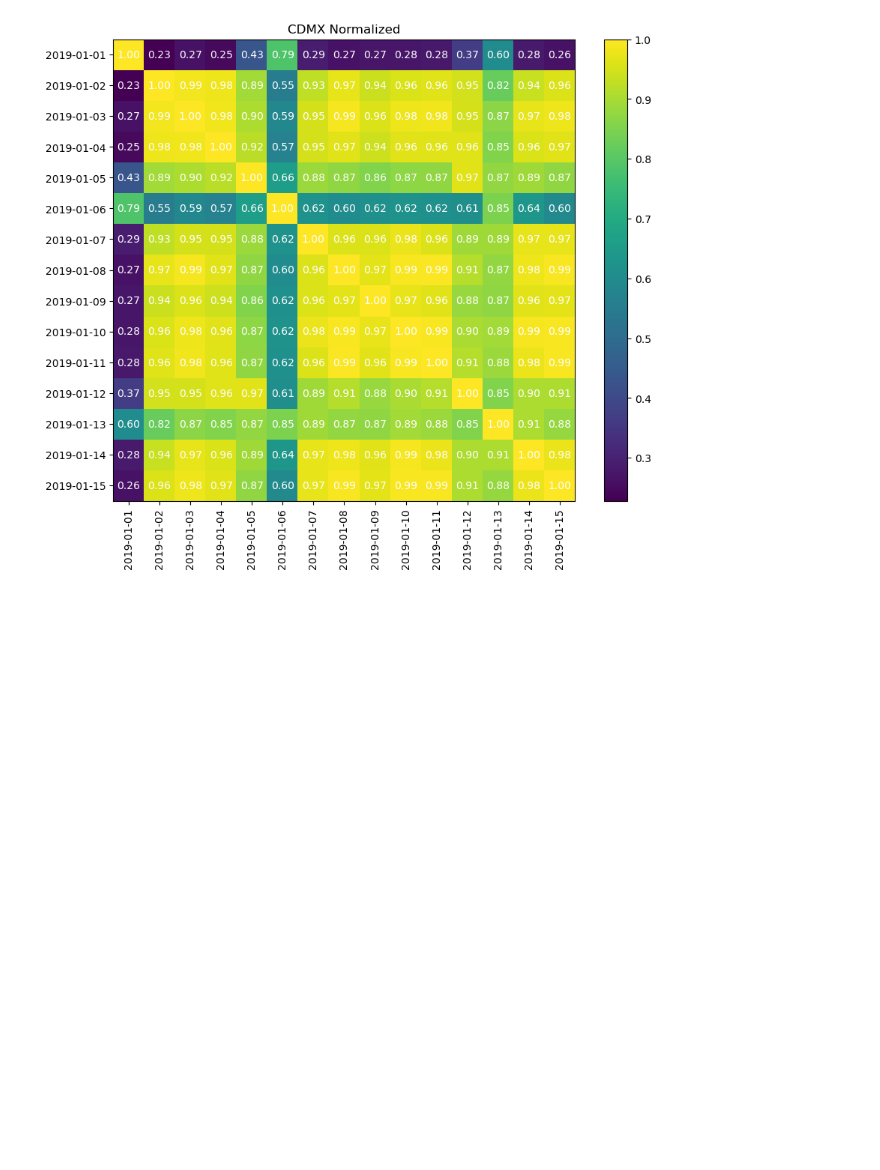
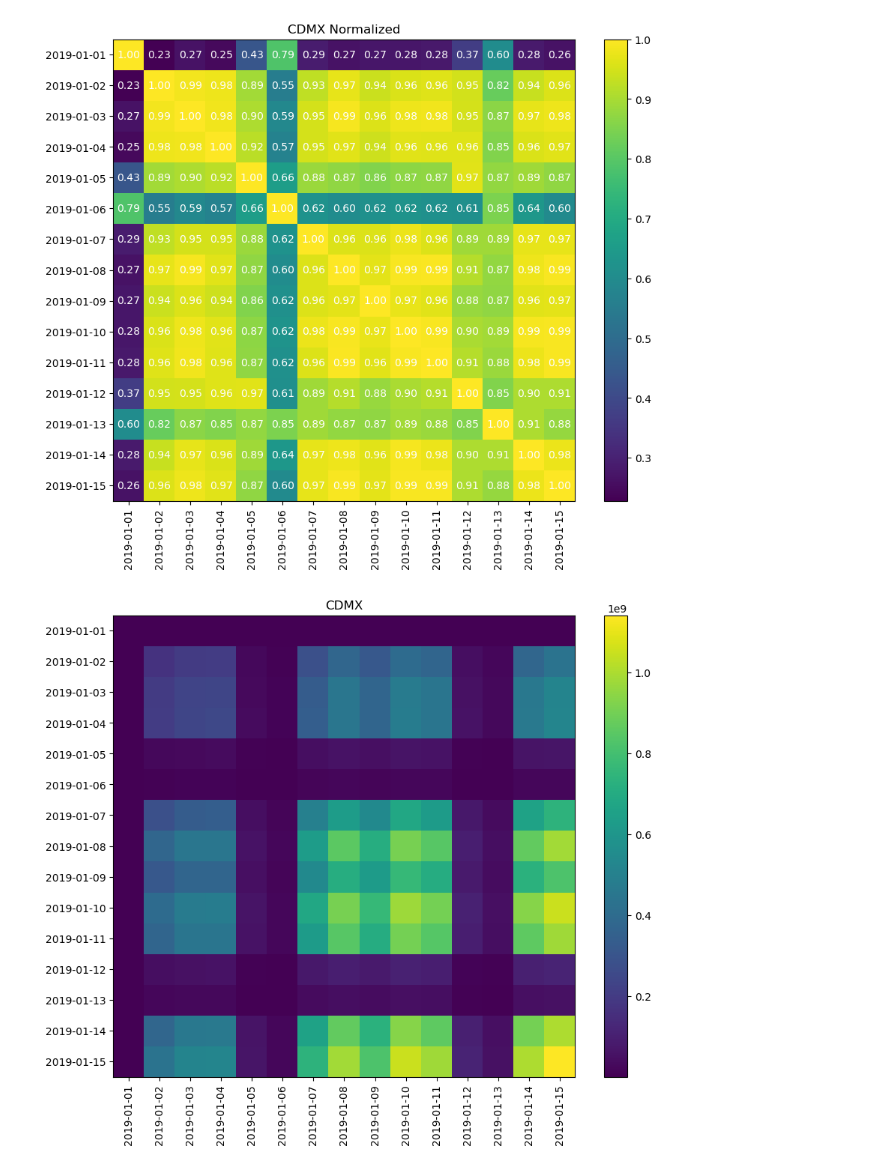
Before and after one commit to angelmdezhdez/thesis, a Jupyter notebook: spk_a3.ipynb, the cells around one changed output. Drawn from its saved outputs; the diff is of its cells as text; code cells hidden in the pictures; blank space fills up the shorter version.

```diff
--- a/spk_a3.ipynb
+++ b/spk_a3.ipynb
@@ -784,3 +784,11 @@ cdmx_normalized = np.load("spk_matrix/cdmx_dirac_norm.npy")
 plot_heatmap(cdmx_normalized, "CDMX Normalized", dates, with_values=True)
 # %% [output]
 [figure]
+# %%
+cdmx_gaussian = np.load("spk_matrix/cdmx_gaussian.npy")
+# %%
+dates = [f"2019-01-{str(i).zfill(2)}" for i in range(1, 16)]
+
+plot_heatmap(cdmx_gaussian, "CDMX", dates)
+# %% [output]
+[figure, added]
```
Also changed, not shown: parts of 3 cells of this notebook, 5 other files.
